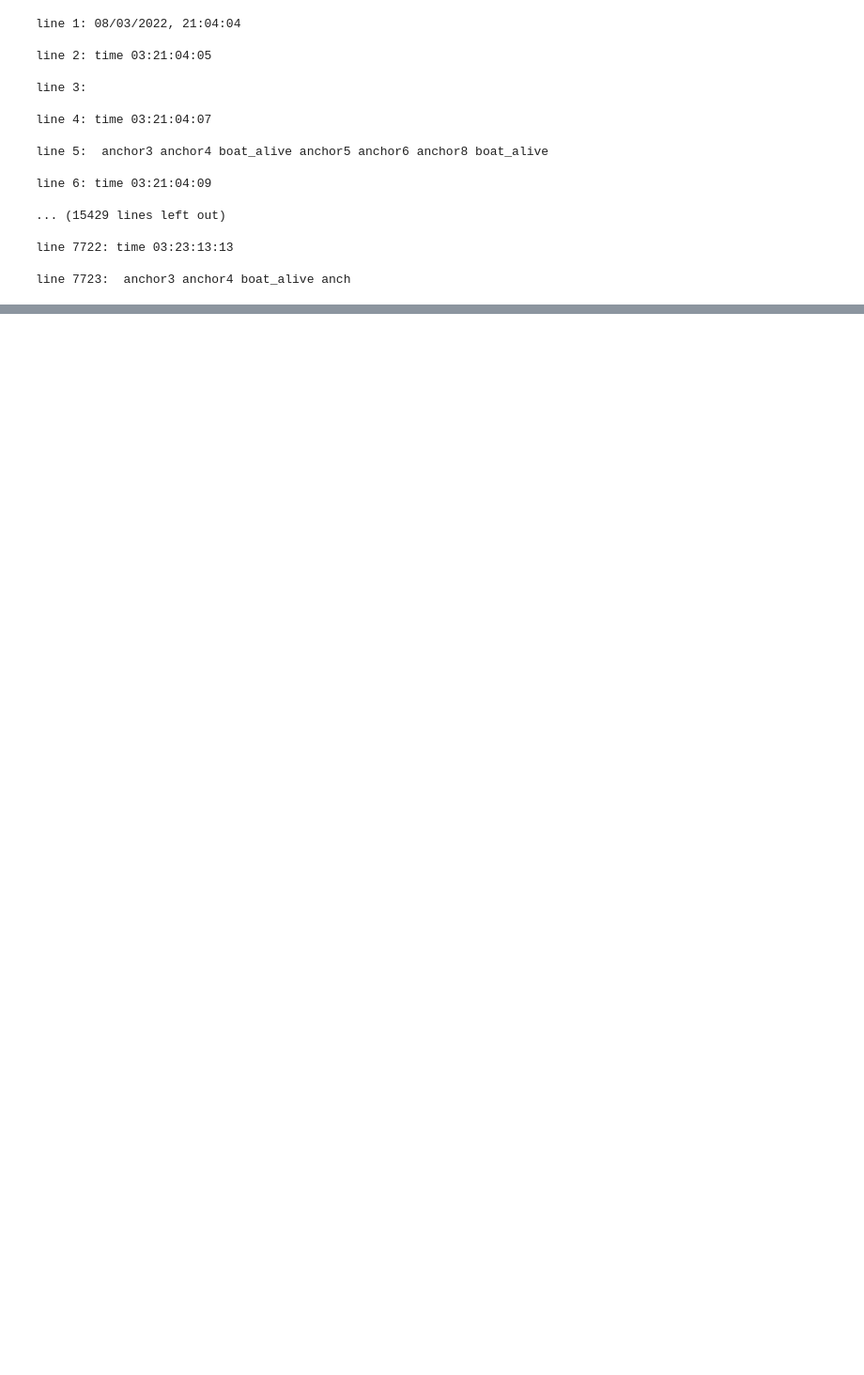
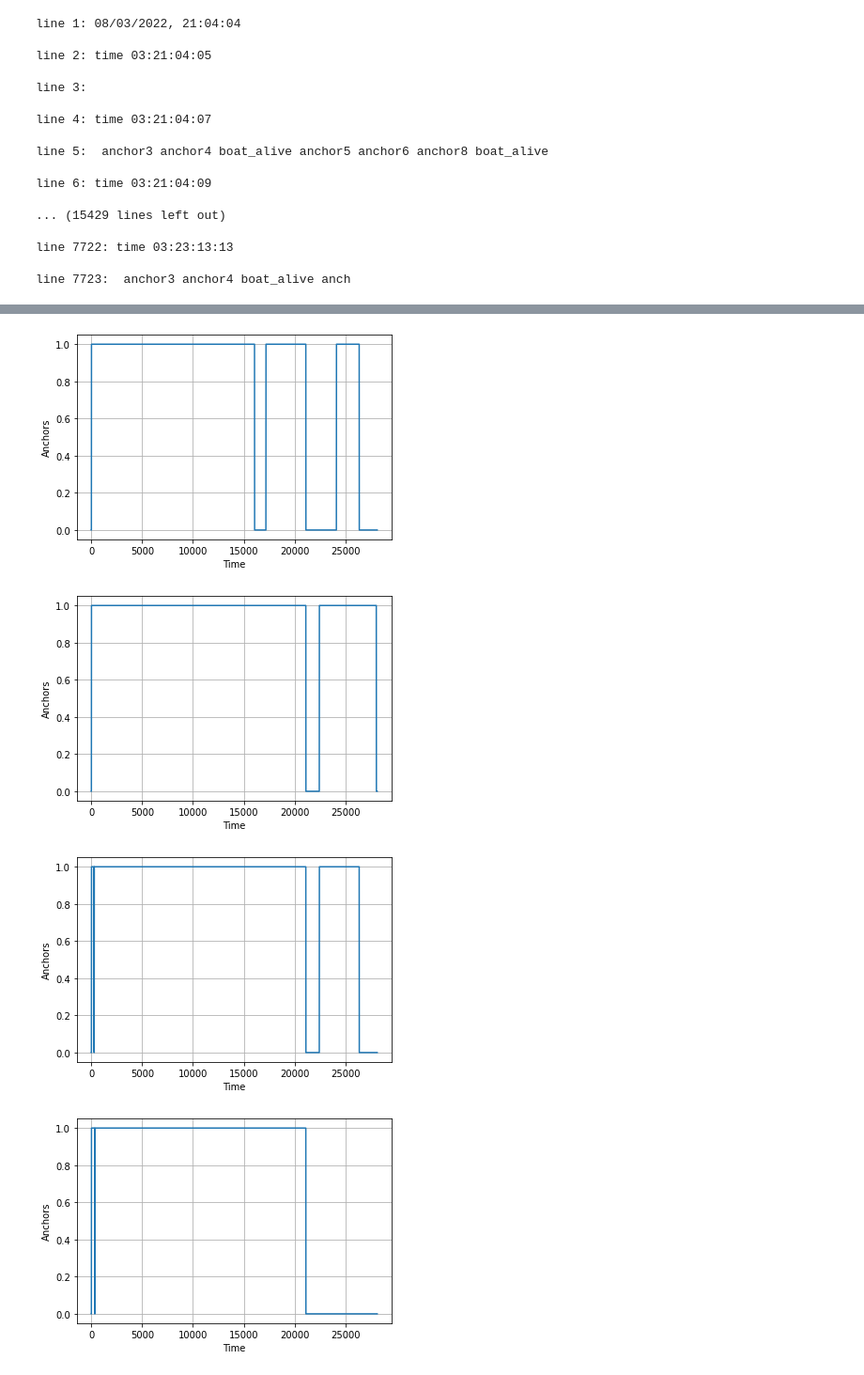
Before and after one commit to ARG-NCTU/arg_robotics_tools, a Jupyter notebook: 09_anchor_logging.ipynb, the cells around one changed output, grey strips where cells are left out. Shown at 94% size. Cells and saved outputs as stored; diff of their text form; code cells hidden in the pictures; blank space fills up the shorter version.

Commit message:
done pure anchor examine

```diff
--- a/09_anchor_logging.ipynb
+++ b/09_anchor_logging.ipynb
@@ -73,0 +83,25 @@ get_value_plot()
+# %%
+def get_one_plot(anchor):
+    value = []
+    for line in lines:
+        if (line.find("time") == -1):#is not time line
+            temp_list = line.split()
+            if anchor in temp_list:
+                value.append(float(1))
+            else:
+                value.append(float(0))
+    x_axis = np.array([i for i in range(int(count/2)+1)])
+    plt.grid(True)
+    plt.plot(x_axis, value)
+    plt.xlabel("Time")
+    plt.ylabel("Anchors")
+    plt.show()
+# %%
+anchors = ['anchor3', 'anchor4', 'anchor5', 'anchor6', 'anchor7', 'anchor8']
+for anchor in anchors:
+    get_one_plot(anchor)
+# %% [output]
+[figure, added]
+[figure, added]
+[figure, added]
+[figure, added]
```
Also changed, not shown: parts of 6 cells of this notebook.
